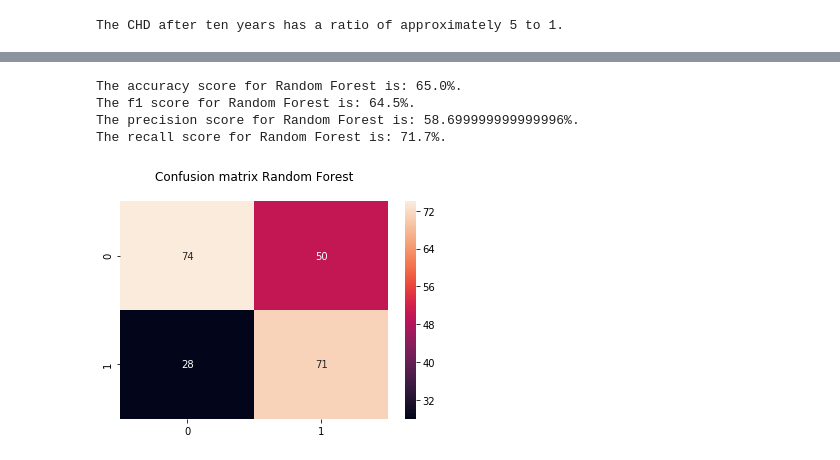
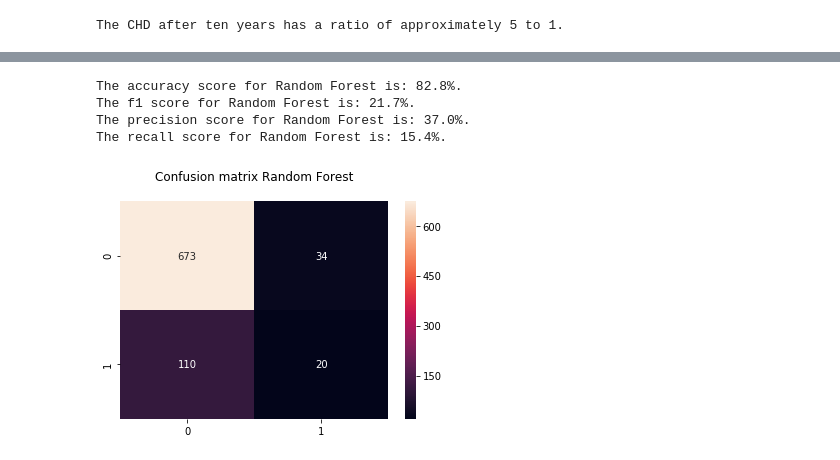
Before and after one commit to ljhowell/machine-learning_CHD, a Jupyter notebook: Undersampling & Oversampling.ipynb, the cells around one changed output, grey strips where cells are left out. Saved outputs shown, nothing was run; the diff lists cells and outputs as text; code cells hidden in the pictures.

```diff
--- a/Undersampling & Oversampling.ipynb
+++ b/Undersampling & Oversampling.ipynb
@@ -41,0 +38,11 @@ def preprocessing(dataframe):
+# %%
+def preprocessing(dataframe, features, n):
+    dataframe = chose_features(dataframe, features = features, n_features = n, vv = 1)
+    dataframe = drop_missing(dataframe, v = 1)
+    return dataframe
+
+features = ['sysBP', 'age', 'cigsPerDay', 'totChol', 'diaBP', 'prevalentHyp', 'diabetes', 'BPMeds', 'male', 'BMI', 'TenYearCHD']
+dataframe = preprocessing(dataframe, features, -1)
+
+#dataframe = preprocessing(dataframe, 12)
+#dataframe = dataframe.drop(['glucose'], axis=1);
@@ -113,21 +119,0 @@ model(RandomForestClassifier(n_estimators=100, bootstrap=True), 'Random Forest',
-# %%
-dataframe = dataframe.sample(frac=1,random_state=1)
-
-CHD_data = dataframe.loc[dataframe['TenYearCHD'] == 1]
-non_CHD_data = dataframe.loc[dataframe['TenYearCHD'] == 0].sample(n=CHD_count[1], random_state = 1)
-
-dataframe = pd.concat([CHD_data, non_CHD_data])
-dataframe = dataframe.sample(frac=1,random_state=1)
-
-df = preprocessing(dataframe)
-X_train = df[0]
-X_test = df[1]
-y_train = df[2]
-y_test = df[3]
-model(RandomForestClassifier(n_estimators=1000, bootstrap=True), 'Random Forest', X_train, X_test, y_train, y_test, 'y');
-# %% [output]
-The accuracy score for Random Forest is: 65.0%.
-The f1 score for Random Forest is: 64.5%.
-The precision score for Random Forest is: 58.699999999999996%.
-The recall score for Random Forest is: 71.7%.
-[figure, removed]
@@ -133,0 +152,24 @@ The recall score for Random Forest is: 71.7%.
+# %%
+def new(dataframe):
+    np.random.seed(0)
+    msk = np.random.rand(len(dataframe)) < 0.8
+    train_data = dataframe[msk]
+    test_data = dataframe[~msk]
+    new_train = upsample(train_data)
+
+    X_train = new_train.drop('TenYearCHD', axis = 1)
+    y_train = new_train[['TenYearCHD']].copy()
+    X_test = test_data.drop('TenYearCHD', axis = 1)
+    y_test = test_data[['TenYearCHD']].copy()
+
+    y_train = y_train.values.ravel()
+
+    model(RandomForestClassifier(n_estimators=100, bootstrap=True), 'Random Forest', X_train, X_test, y_train, y_test, 'y');
+# %%
+new(dataframe)
+# %% [output]
+The accuracy score for Random Forest is: 82.8%.
+The f1 score for Random Forest is: 21.7%.
+The precision score for Random Forest is: 37.0%.
+The recall score for Random Forest is: 15.4%.
+[figure, added]
```
Also changed, not shown: parts of 18 cells of this notebook, 2 other files.
